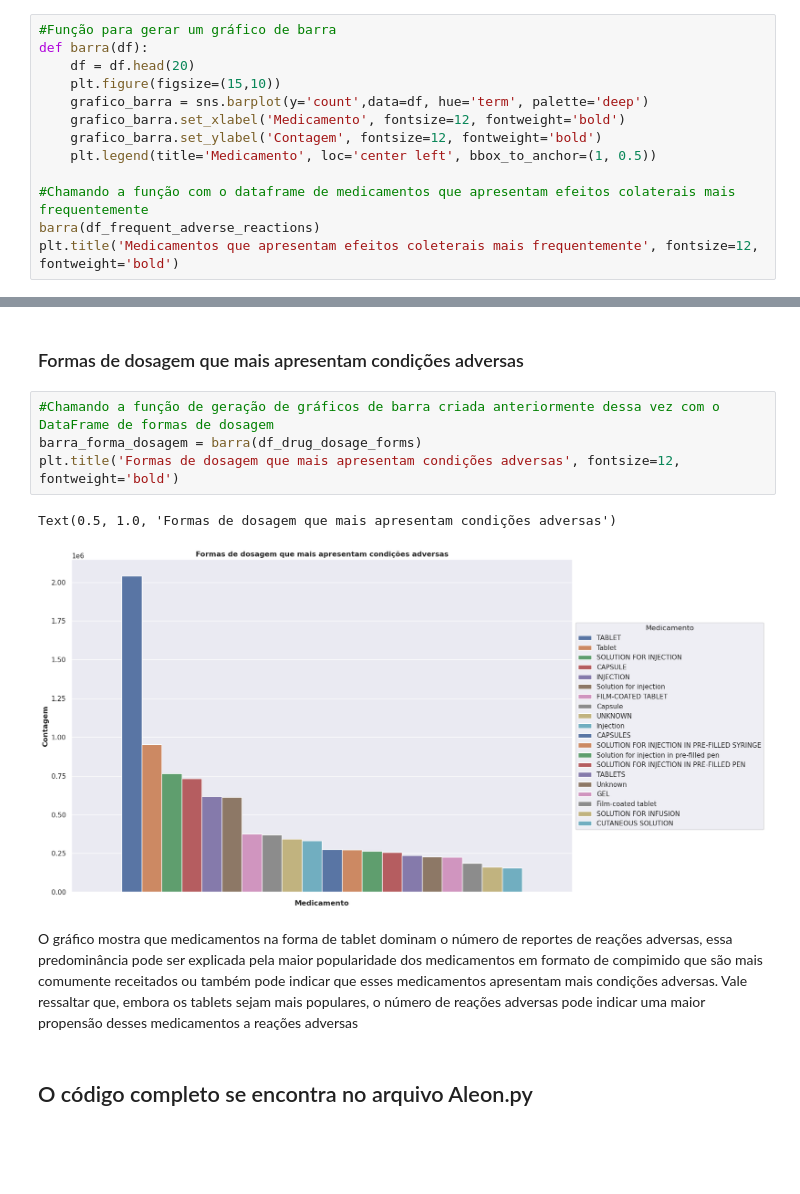
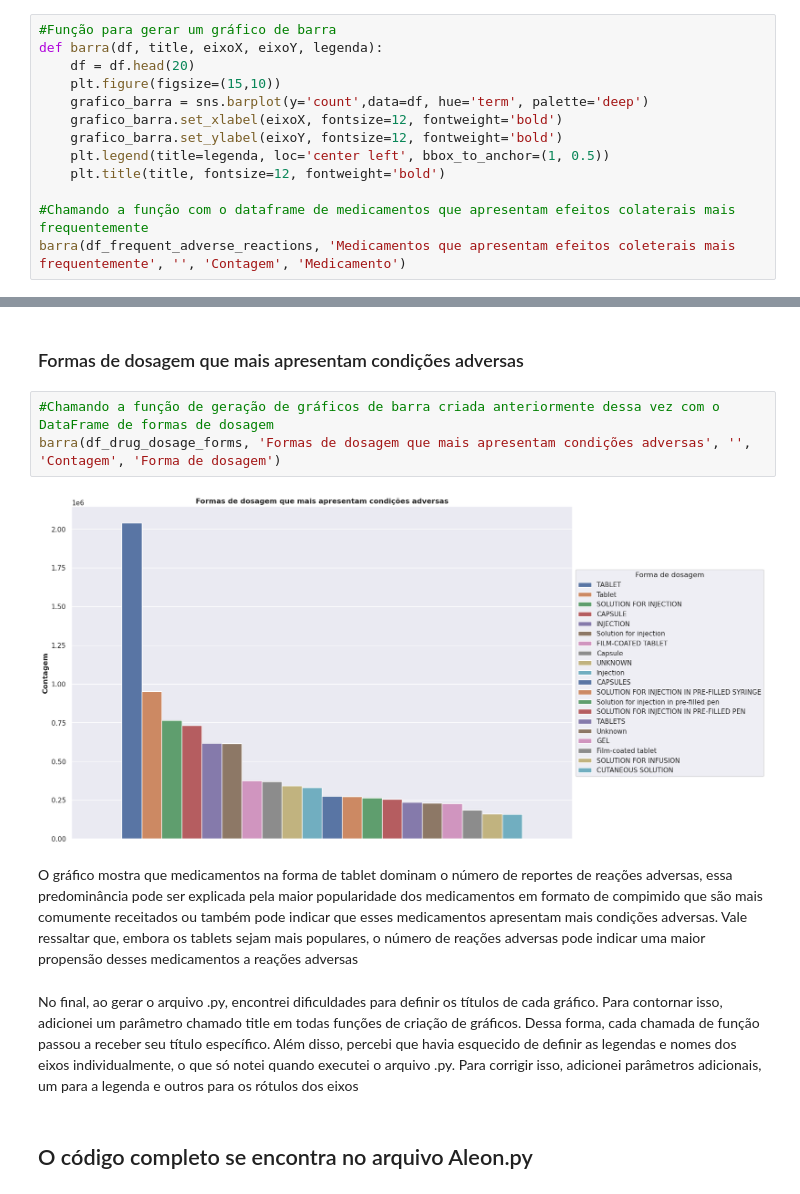
Before and after one commit to guipereira2/Desafio_Aleon, a Jupyter notebook: notebook.ipynb, the cells around one changed output, grey strips where cells are left out. Saved outputs shown, nothing was run; the diff lists cells and outputs as text; blank space fills up the shorter version.

Commit message:
Correção de gráficos e documentação de erros

```diff
--- a/notebook.ipynb
+++ b/notebook.ipynb
@@ -135,15 +135,15 @@ sns.set(
 #### Medicamentos que apresentam efeitos colaterais comuns mais frequentemente
 # %%
 #Função para gerar um gráfico de barra
-def barra(df):
+def barra(df, title, eixoX, eixoY, legenda):
     df = df.head(20)
     plt.figure(figsize=(15,10))
     grafico_barra = sns.barplot(y='count',data=df, hue='term', palette='deep')
-    grafico_barra.set_xlabel('Medicamento', fontsize=12, fontweight='bold')
-    grafico_barra.set_ylabel('Contagem', fontsize=12, fontweight='bold')
-    plt.legend(title='Medicamento', loc='center left', bbox_to_anchor=(1, 0.5))
+    grafico_barra.set_xlabel(eixoX, fontsize=12, fontweight='bold')
+    grafico_barra.set_ylabel(eixoY, fontsize=12, fontweight='bold')
+    plt.legend(title=legenda, loc='center left', bbox_to_anchor=(1, 0.5))
+    plt.title(title, fontsize=12, fontweight='bold')
 
 #Chamando a função com o dataframe de medicamentos que apresentam efeitos colaterais mais frequentemente
-barra(df_frequent_adverse_reactions)
-plt.title('Medicamentos que apresentam efeitos coleterais mais frequentemente', fontsize=12, fontweight='bold')
+barra(df_frequent_adverse_reactions, 'Medicamentos que apresentam efeitos coleterais mais frequentemente', '', 'Contagem', 'Medicamento')
 # %% [output]
@@ -217,12 +212,12 @@ Obersava-se que os relatos auemntaram de forma contínua desde 2004, alcançando
 ### Formas de dosagem que mais apresentam condições adversas
 # %%
 #Chamando a função de geração de gráficos de barra criada anteriormente dessa vez com o DataFrame de formas de dosagem
-barra_forma_dosagem = barra(df_drug_dosage_forms)
-plt.title('Formas de dosagem que mais apresentam condições adversas', fontsize=12, fontweight='bold')
+barra(df_drug_dosage_forms, 'Formas de dosagem que mais apresentam condições adversas', '', 'Contagem', 'Forma de dosagem')
 # %% [output]
-Text(0.5, 1.0, 'Formas de dosagem que mais apresentam condições adversas')
-[figure, old version]
+[figure, new version]
 # %% [markdown]
 O gráfico mostra que medicamentos na forma de tablet dominam o número de reportes de reações adversas, essa predominância pode ser explicada pela maior popularidade dos medicamentos em formato de compimido que são mais comumente receitados ou também pode indicar que esses medicamentos apresentam mais condições adversas. Vale ressaltar que, embora os tablets sejam mais populares, o número de reações adversas pode indicar uma maior propensão desses medicamentos a reações adversas
+# %% [markdown]
+No final, ao gerar o arquivo .py, encontrei dificuldades para definir os títulos de cada gráfico. Para contornar isso, adicionei um parâmetro chamado title em todas funções de criação de gráficos. Dessa forma, cada chamada de função passou a receber seu título específico. Além disso, percebi que havia esquecido de definir as legendas e nomes dos eixos individualmente, o que só notei quando executei o arquivo .py. Para corrigir isso, adicionei parâmetros adicionais, um para a legenda e outros para os rótulos dos eixos
 # %% [markdown]
 ## O código completo se encontra no arquivo Aleon.py
```
Also changed, not shown: parts of 4 cells of this notebook.
